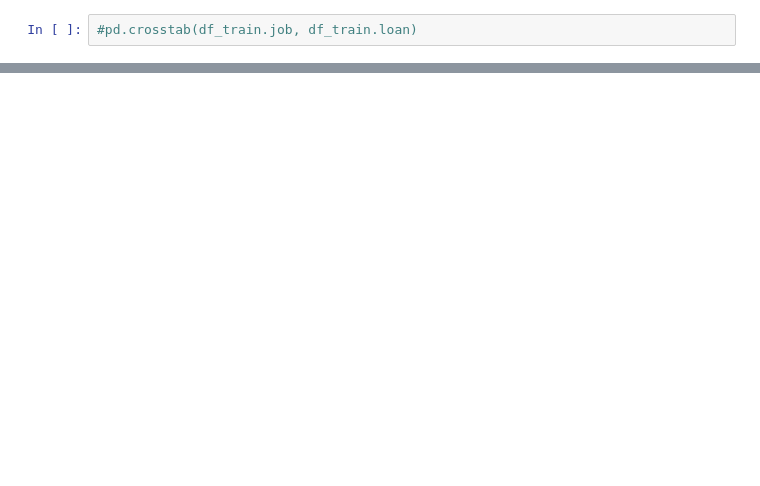
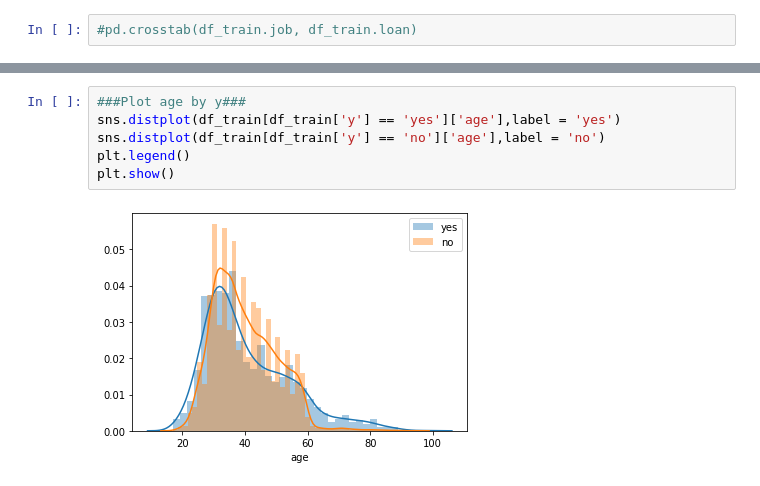
Before and after one commit to ml-learner/Bank_Marketing_Data, a Jupyter notebook: Bank_marketing.ipynb, the cells around one changed output, grey strips where cells are left out. Drawn from its saved outputs; the diff is of its cells as text; blank space fills up the shorter version.

```diff
--- a/Bank_marketing.ipynb
+++ b/Bank_marketing.ipynb
@@ -213,0 +232,8 @@ xgb.cv(param, dtrain, num_round, nfold=5,
+# %%
+###Plot age by y###
+sns.distplot(df_train[df_train['y'] == 'yes']['age'],label = 'yes')
+sns.distplot(df_train[df_train['y'] == 'no']['age'],label = 'no')
+plt.legend()
+plt.show()
+# %% [output]
+[figure, added]
```
Also changed, not shown: parts of 50 cells of this notebook.
